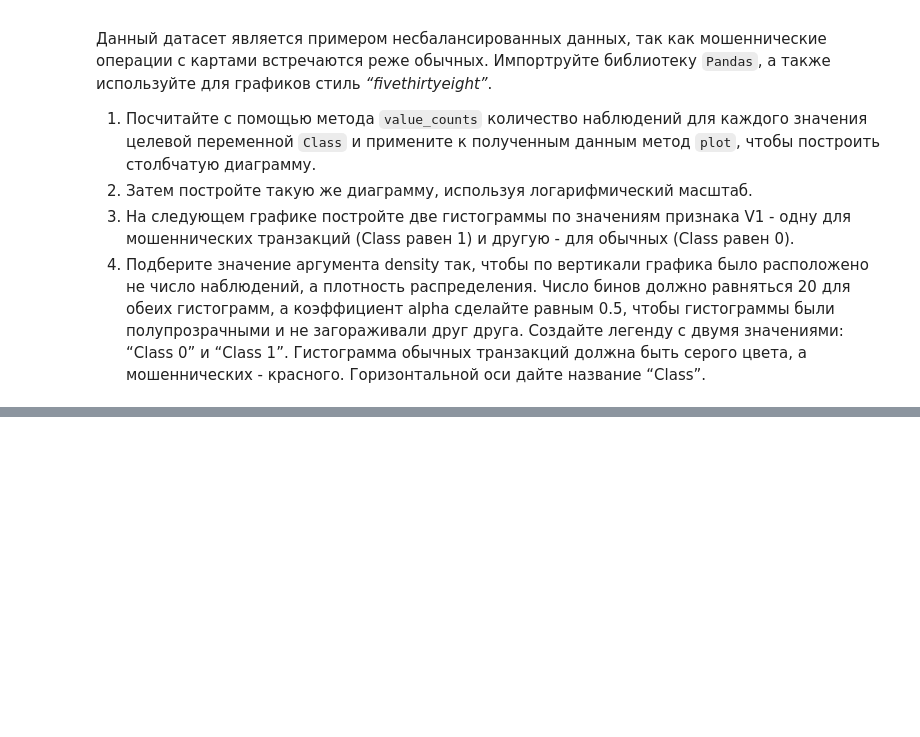
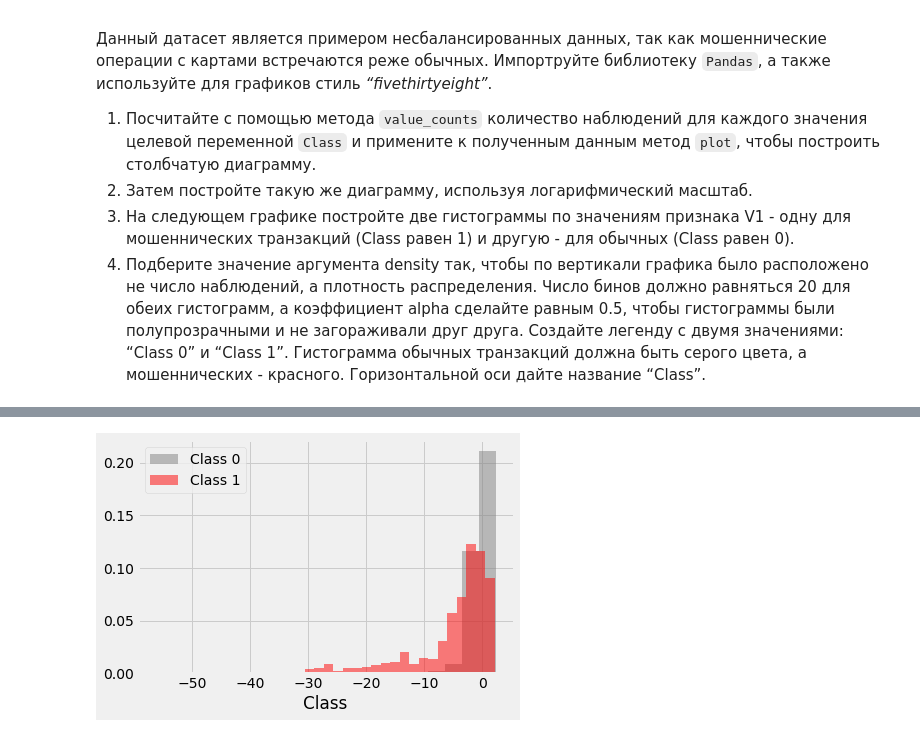
Before and after one commit to vinalyan/pytonDS, a Jupyter notebook: pythonDS_LS2.ipynb, the cells around one changed output, grey strips where cells are left out. Saved outputs shown, nothing was run; the diff lists cells and outputs as text; code cells hidden in the pictures; blank space fills up the shorter version.

```diff
--- a/pythonDS_LS2.ipynb
+++ b/pythonDS_LS2.ipynb
@@ -161,0 +174,8 @@ plt.show()
+# %%
+plt.hist(df.V1[df.Class == 0], bins=20, color='grey', density=True, alpha = 0.5, label='Class 0')
+plt.hist(df.V1[df.Class == 1], bins=20, color='red', density=True, alpha = 0.5, label='Class 1')
+plt.xlabel('Class')
+plt.legend()
+plt.show()
+# %% [output]
+[figure, added]
```
Also changed, not shown: parts of 8 cells of this notebook.
